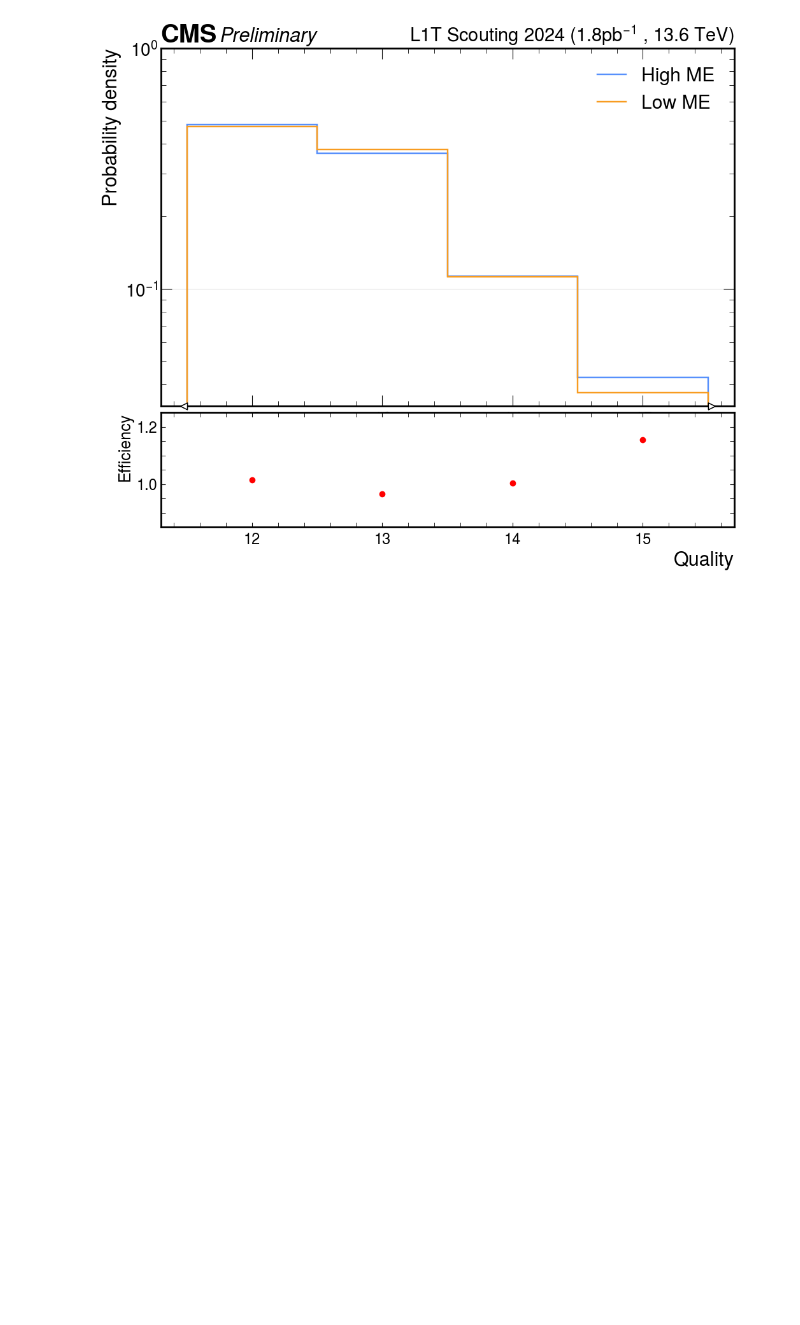
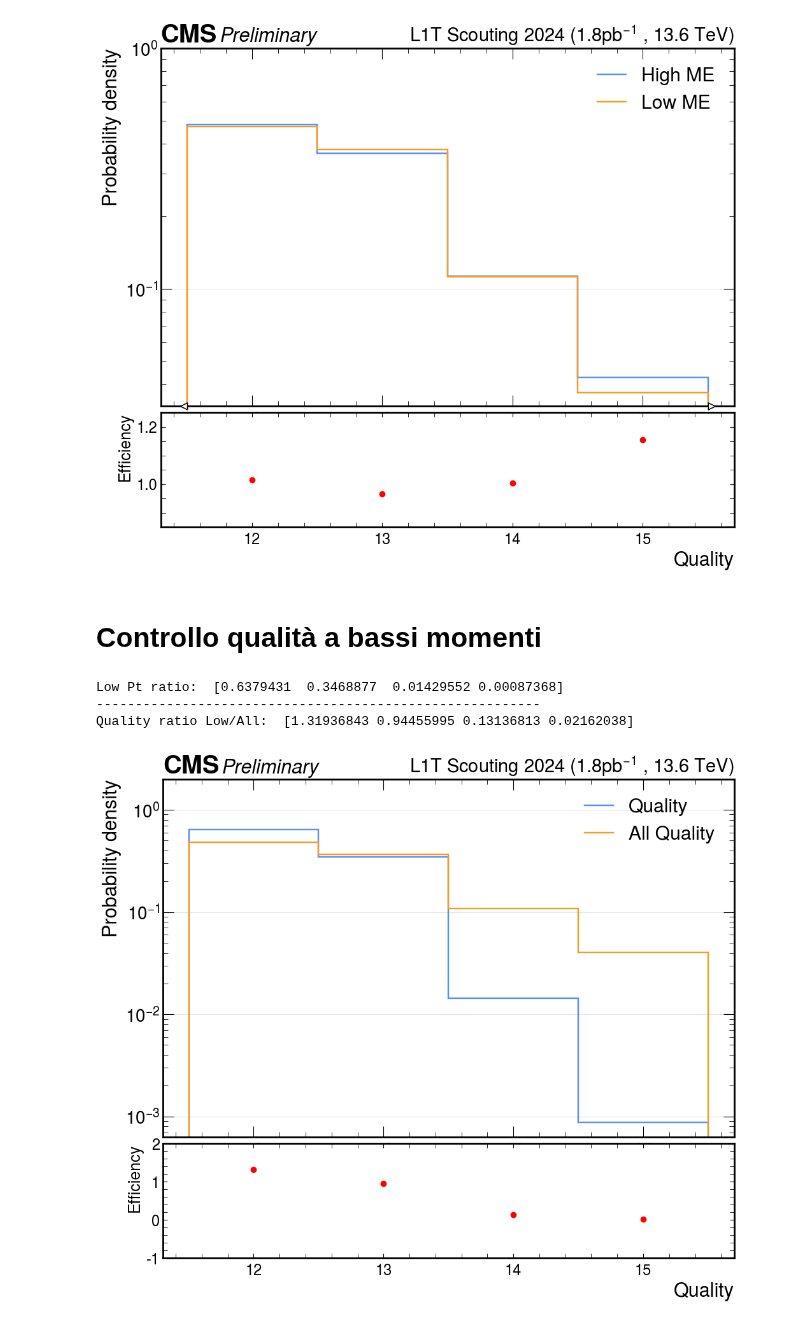
Before and after one commit to francescoreschio/Tesi-Triennale, a Jupyter notebook: Codice/DeltaRDef.ipynb, the cells around one changed output. Cells and saved outputs as stored; diff of their text form; code cells hidden in the pictures; blank space fills up the shorter version.

```diff
--- a/Codice/DeltaRDef.ipynb
+++ b/Codice/DeltaRDef.ipynb
@@ -1154,3 +1110,5 @@ ax2.set_xlabel('Quality', fontsize = FONTSIZE )
 # %% [output]
 Text(1, 0, 'Quality')
 [figure]
+# %% [markdown]
+# Controllo qualità a bassi momenti
@@ -1156,0 +1140,61 @@ Text(1, 0, 'Quality')
+# %%
+binsQ = np.array([12, 13, 14, 15, 16])
+
+Qual_Hist = hist.Hist(hist.axis.Variable(binsQ, name="LowPtQual", ))
+AllQual_Hist = hist.Hist(hist.axis.Variable(binsQ, name="AllPtQual",))
+
+Qual_Hist.fill(LowPtQual=LowPt)
+AllQual_Hist.fill(AllPtQual=AllPt)
+
+LowPtRatio_Qual = Qual_Hist.values() / ak.sum(Qual_Hist.values())
+AllPtRatio_Qual = AllQual_Hist.values() / ak.sum(AllQual_Hist.values())
+
+QualRatioLow = LowPtRatio_Qual / AllPtRatio_Qual
+
+
+print("Low Pt ratio: ", LowPtRatio_Qual)
+print("---------------------------------------------------------")
+print("Quality ratio Low/All: ", QualRatioLow)
+# %% [output]
+Low Pt ratio:  [0.6379431  0.3468877  0.01429552 0.00087368]
+---------------------------------------------------------
+Quality ratio Low/All:  [1.31936843 0.94455995 0.13136813 0.02162038]
+# %%
+#High PT
+
+from hist import intervals
+#Error = hist.intervals.ratio_uncertainty(EtaPtLeft_Hist.values(), np.sum(EtaPtLeft_Hist.values()), uncertainty_type = 'efficiency')
+
+fig, ax = plt.subplots(figsize=FIGSIZE, constrained_layout=True)
+set_label_font(ax, FONTSIZE)
+set_tick_font(ax, FONTSIZE-2)
+draw_grid(ax, axis="y")
+draw_cms_label(ax, fontsize= FONTSIZE)
+
+#ax.hist(PtBMTF_Hist.values(), bins=bins, label="BMTF")
+#ax.hist(AllPtBMTF_Hist.values(), bins=bins, label="All BMTF")
+
+hep.histplot(LowPtQual_Hist, label=r"Quality", ax=ax, yerr = False, lw = 1.75, density = True)
+hep.histplot(AllPtQual_Hist, label = "All Quality", ax=ax, yerr = False, lw = 1.7, density= True)
+
+ax.set_ylabel("Probability density", fontsize = FONTSIZE )
+ax.legend(loc='upper right')
+
+ax.set_yscale('log')
+ax.set_ylim(0, 2)
+
+ax.set_xticks(ticks=np.arange(12.5, 16.5), labels=np.arange(12, 16, 1))
+
+
+divider = make_axes_locatable(ax)
+ax2 = divider.append_axes("bottom", 1.8, pad=0.1, sharex=ax)
+ax2.tick_params(axis='both', which='both', length=5, labelsize = FONTSIZE - 5)
+#ax2.errorbar([12.5, 13.5, 14.5, 15.5], QualRatio, yerr = Error, fmt = 'o', c = 'red',)
+ax2.scatter([12.5, 13.5, 14.5, 15.5], QualRatioLow, c = 'red',)
+ax2.set_ylim(-1, 2)
+ax2.set_ylabel("Efficiency", fontsize = FONTSIZE - 4)
+ax2.set_xlabel('Quality', fontsize = FONTSIZE )
+
+plt.savefig("../Immagini/QualLowHighPt.pdf")
+# %% [output]
+[figure, added]
```
Also changed, not shown: parts of 2 cells of this notebook, 5 other files.
